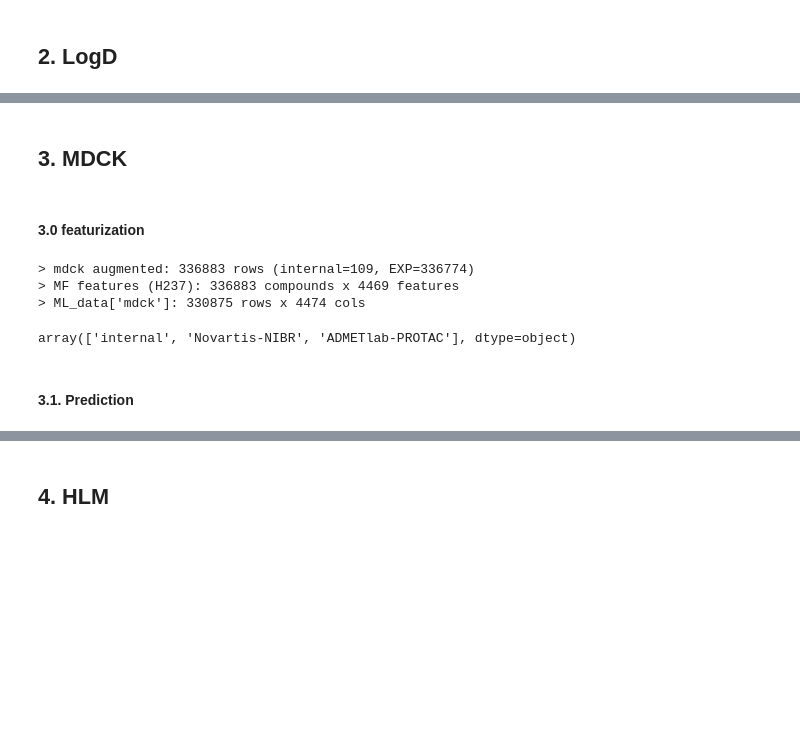
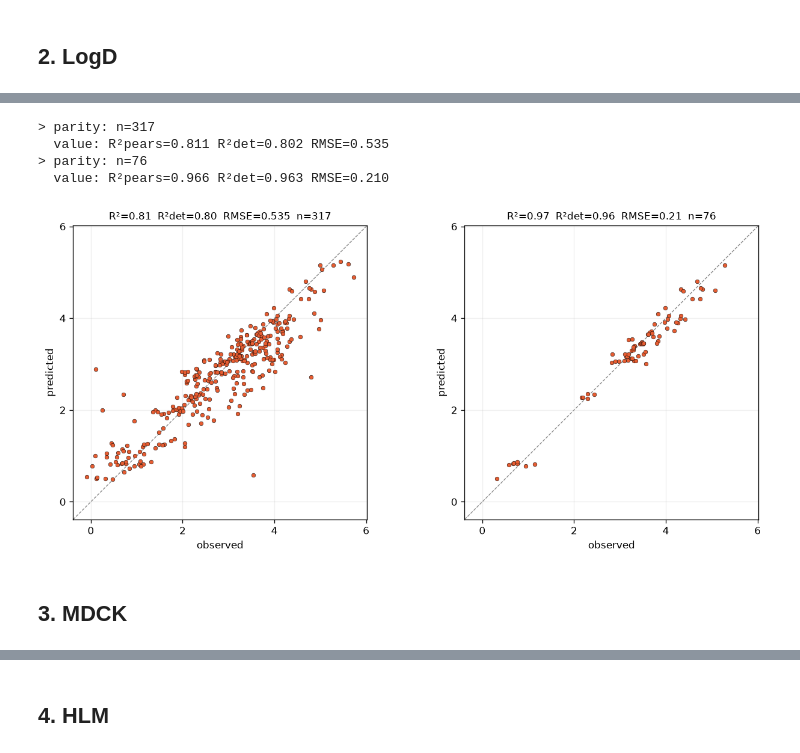
Before and after one commit to gtamo39/ADME_ML, a Jupyter notebook: vignettes/Multitask_adme_preds.ipynb, the cells around one changed output, grey strips where cells are left out. Drawn from its saved outputs; the diff is of its cells as text; code cells hidden in the pictures; blank space fills up the shorter version.

```diff
--- a/vignettes/Multitask_adme_preds.ipynb
+++ b/vignettes/Multitask_adme_preds.ipynb
@@ -528,16 +495,19 @@ print(f"> saved metrics_results -> {METRICS_PKL} ({len(metrics_results)} endpoin
+# %%
+sel_conf   = 'conf_recal' #
+sel_ctf    = 0.6
+sel_preddf = output.metrics_results[k][to_plot+'_preddf'].copy()
+sel_preddf = sel_preddf[sel_preddf[sel_conf]>=sel_ctf]
+
+fig, (ax1, ax2) = plt.subplots(1, 2, figsize=(11, 5), dpi=120)
+## left: all points; right: confidence-filtered, forced to the SAME x/y limits (lims from the left plot)
+res_all = ML_Reg.plot_parity_from_pred_df(output.metrics_results[k][to_plot+'_preddf'], color=SERAC_C['ember'], ax=ax1)
+_       = ML_Reg.plot_parity_from_pred_df(sel_preddf, color=SERAC_C['ember'], ax=ax2, lims=res_all['lims'])
+plt.tight_layout(); plt.show()
+# %% [output]
+> parity: n=317
+  value: R²pears=0.811 R²det=0.802 RMSE=0.535
+> parity: n=76
+  value: R²pears=0.966 R²det=0.963 RMSE=0.210
+[figure, added]
 # %% [markdown]
 ## 3. MDCK
-# %% [markdown]
-#### 3.0 featurization
-# %%
-k = 'mdck'
-exec('data.build_ML_data_'+k+'()')
-assert stats_tools.check_ML_data(data.ML_data[k], extra_meta_cols=('source', 'origin'),verbose=False)
-data.dfs[k].origin.unique()
-# %% [output]
-> mdck augmented: 336883 rows (internal=109, EXP=336774)
-> MF features (H237): 336883 compounds x 4469 features
-> ML_data['mdck']: 330875 rows x 4474 cols
-array(['internal', 'Novartis-NIBR', 'ADMETlab-PROTAC'], dtype=object)
-# %% [markdown]
-#### 3.1. Prediction
```
Also changed, not shown: parts of 39 cells of this notebook, 9 other files.
